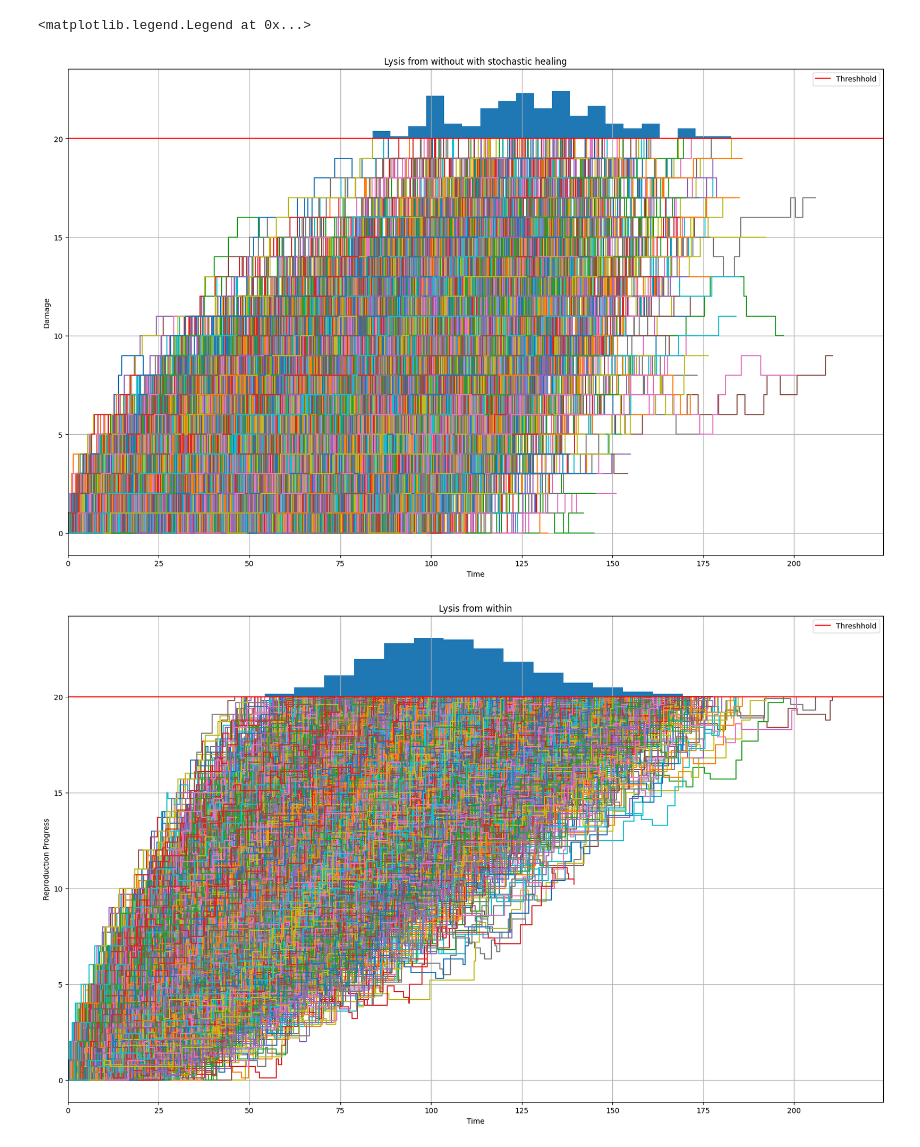
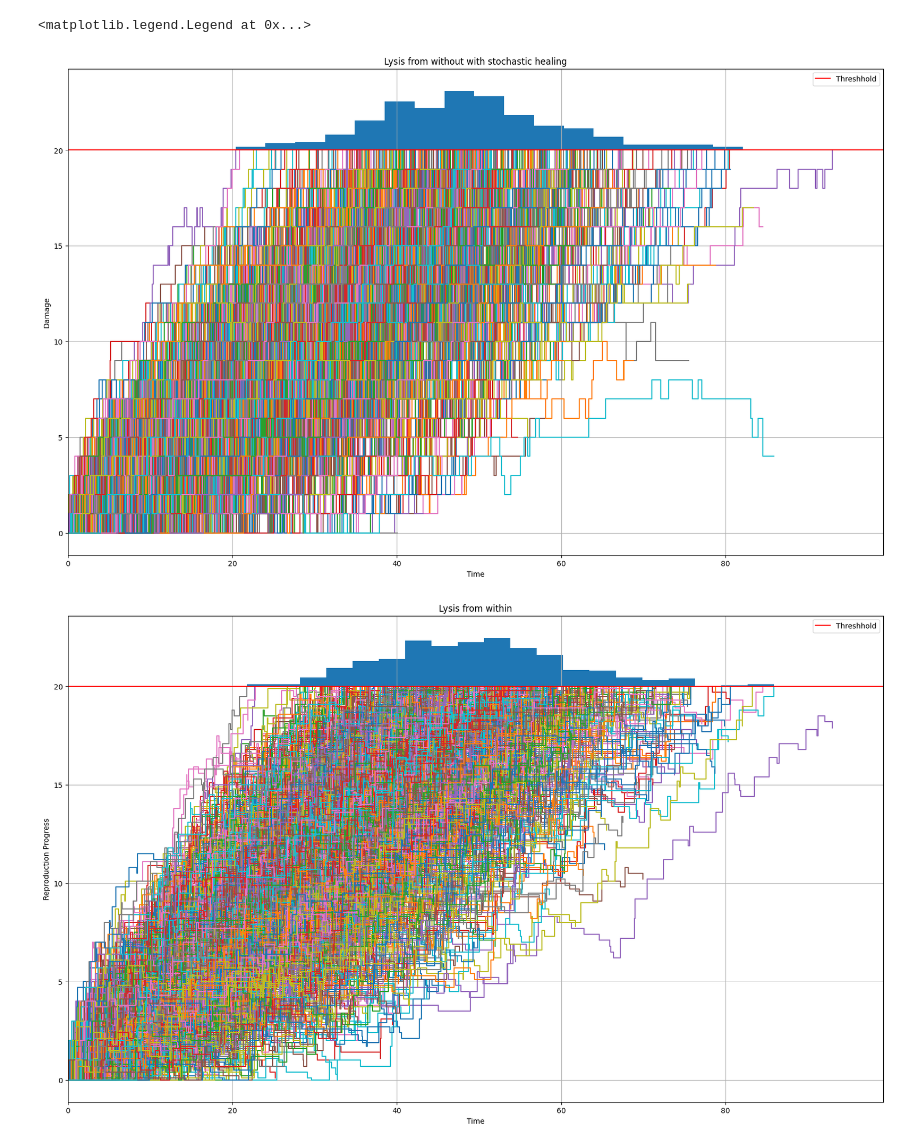
Before and after one commit to Ideadben/Bachelors-Project, a Jupyter notebook: PHAGE_MODEL.ipynb, the cells around one changed output. Cells and saved outputs as stored; diff of their text form; code cells hidden in the pictures.

```diff
--- a/PHAGE_MODEL.ipynb
+++ b/PHAGE_MODEL.ipynb
@@ -251,17 +234,22 @@ def infection(initial, rate_out, threshhold_out, healing_factor, rate_in, thresh
     times = [0]
     time = 0
 
+    #Draw random numbers
+    x1 = np.random.uniform(0,1)
+    x2 = np.random.uniform(0,1)
+
+    #Initial transition times
+    tau = -1/W * np.log(x1)
+    tau2 = -1/rate_in * np.log(x2)
+    tau_old = 0
+    tau2_old = 0
+
     while current_state_out < threshhold_out and current_state_in < threshhold_in:
-        #Draw random numbers
         x1 = np.random.uniform(0,1)
         x2 = np.random.uniform(0,1)
         x3 = np.random.uniform(0,1)
 
-        #Calculate time of next transition
-        tau = -1/W * np.log(x1)
-        tau2 = -1/rate_in * np.log(x2)
-
-        if tau > tau2: #LO event
+        if tau < tau2: #LO event first
 
             #Damage transition
             if rate_out >= x3 * W:
@@ -285,11 +273,16 @@ def infection(initial, rate_out, threshhold_out, healing_factor, rate_in, thresh
 
             #Update time
             time += tau
+            tau2 -= tau
+            tau  = -1/W * np.log(x1)
+
 
 
         else:
             current_state_in += 1
             time += tau2
+            tau -= tau2
+            tau2 = -1/rate_in * np.log(x2)
 
             #Dont cross threshhold
             if current_state_in > threshhold_in:
@@ -305,7 +298,7 @@ def infection(initial, rate_out, threshhold_out, healing_factor, rate_in, thresh
     return times, states_out, states_in
 
 
-N = 10000
+N = 1000
 N_LO = 0
 N_LI = 0
 initial = 0
@@ -344,32 +337,32 @@ for i in range(N):
 
 #Lysis from without plot
 plt.figure(0)
 plt.title('Lysis from without with stochastic healing')
 plt.grid()
 plt.plot(np.arange(0,round(t_max + t_max/5)), threshhold_out * np.ones(round(t_max + t_max/5)), color = 'red', label = 'Threshhold')
 if len(t_end_out) > 0:
     plt.hist(t_end_out, bins = 20, weights = np.full(N_LO, threshhold_out/N_LO), bottom = threshhold_out)
 plt.xlabel('Time')
 plt.ylabel('Damage')
 plt.xlim(0,t_max + t_max/15)
 plt.legend()
 
 #Lysis from within plot
 plt.figure(1)
 plt.title('Lysis from within')
 plt.grid()
 plt.plot(np.arange(0,round(t_max + t_max/5)), threshhold_in * np.ones(round(t_max + t_max/5)), color = 'red', label = 'Threshhold')
 if len(t_end_in) > 0:
     plt.hist(t_end_in, bins = 20, weights = np.full(N_LI, threshhold_in/N_LI), bottom = threshhold_in)
 plt.xlabel('Time')
 plt.ylabel('Reproduction Progress')
 plt.xlim(0,t_max + t_max/15)
 plt.legend()
 
 #Compare with Erlang distribution
 #Determine P(t) from histogram
 #Create model with competing processes: Lysis from within and without.
 # %% [output]
 <matplotlib.legend.Legend at 0x...>
-[figure, old version]
+[figure, new version]
-[figure, old version]
+[figure, new version]
```
Also changed, not shown: parts of 11 cells of this notebook.
